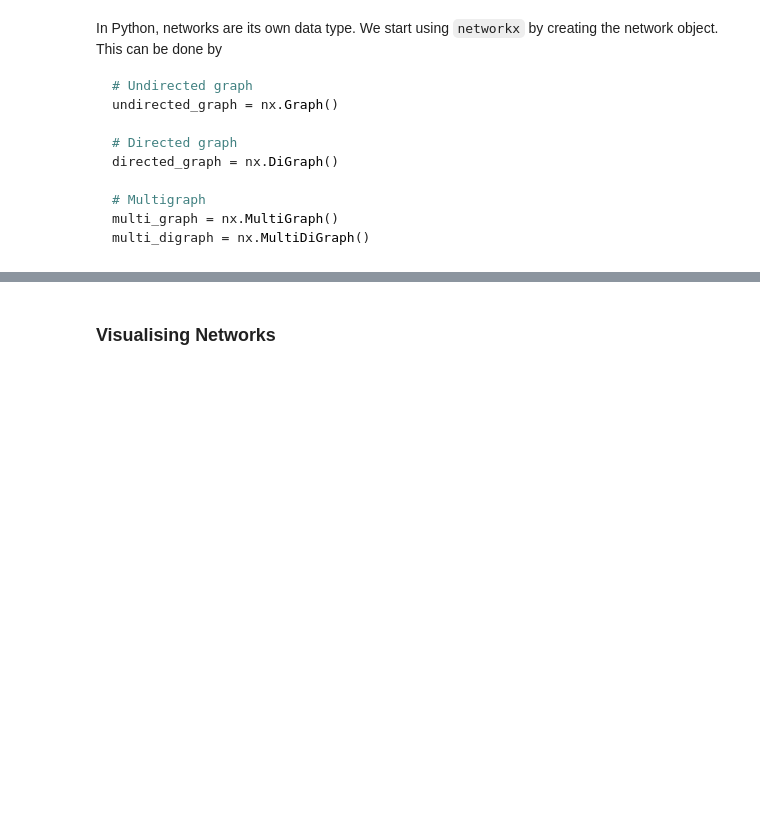
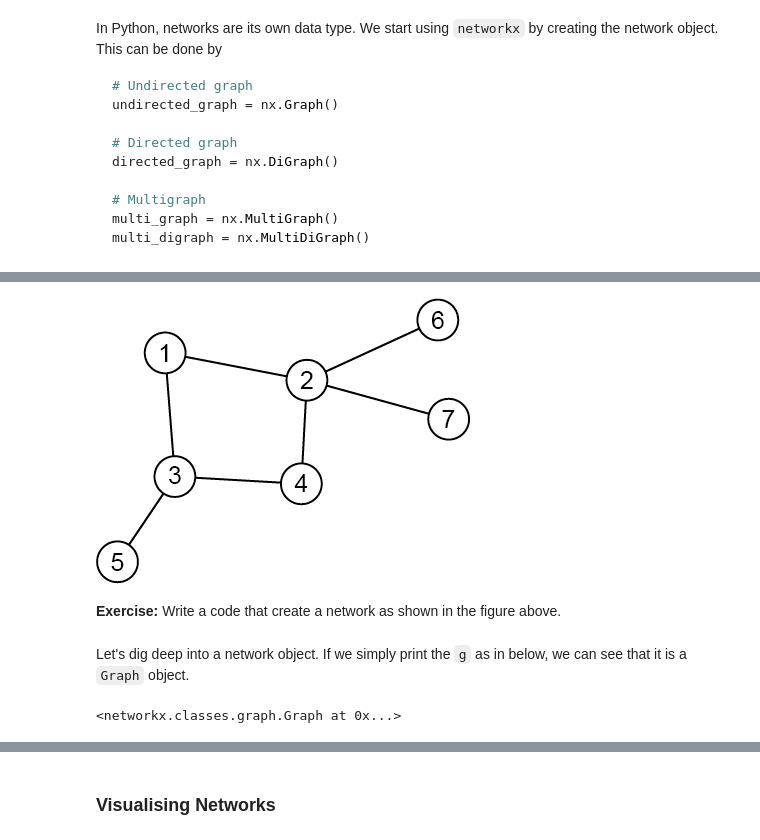
Before and after one commit to lt-shy-john/python-data-analytics-course, a Jupyter notebook: Week 11 - Network Visualisation.ipynb, the cells around one changed output, grey strips where cells are left out. Cells and saved outputs as stored; diff of their text form; code cells hidden in the pictures; blank space fills up the shorter version.

Commit message:
Updated section Generating Networks

```diff
--- a/Week 11 - Network Visualisation.ipynb
+++ b/Week 11 - Network Visualisation.ipynb
@@ -118,0 +144,7 @@ The empty bracket does not need to be blank. Rather, we can fill in the nodes an
+# %%
+from IPython.display import Image
+Image("fig/Network_Create.png")
+# %% [output]
+[figure, added]
+# %% [markdown]
+__Exercise:__ Write a code that create a network as shown in the figure above.
@@ -118,0 +161,10 @@ The empty bracket does not need to be blank. Rather, we can fill in the nodes an
+# %% [markdown]
+Let's dig deep into a network object. If we simply print the `g` as in below, we can see that it is a `Graph` object.
+# %%
+import networkx as nx
+
+g = nx.Graph([(1,2),(1,3),(2,4),(3,4),(3,5),(2,6),(2,7)])
+
+g
+# %% [output]
+<networkx.classes.graph.Graph at 0x...>
```
Also changed, not shown: parts of 8 cells of this notebook, 2 other files.
